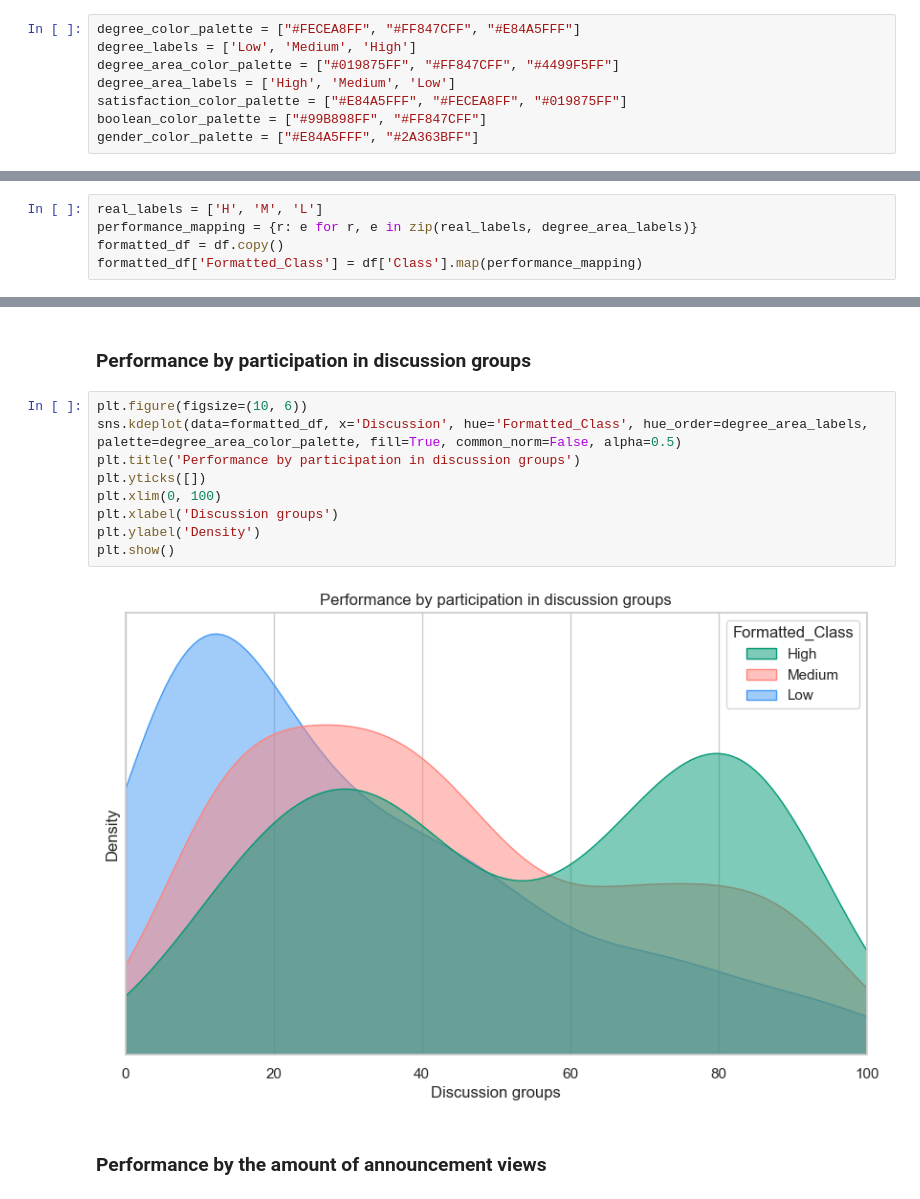
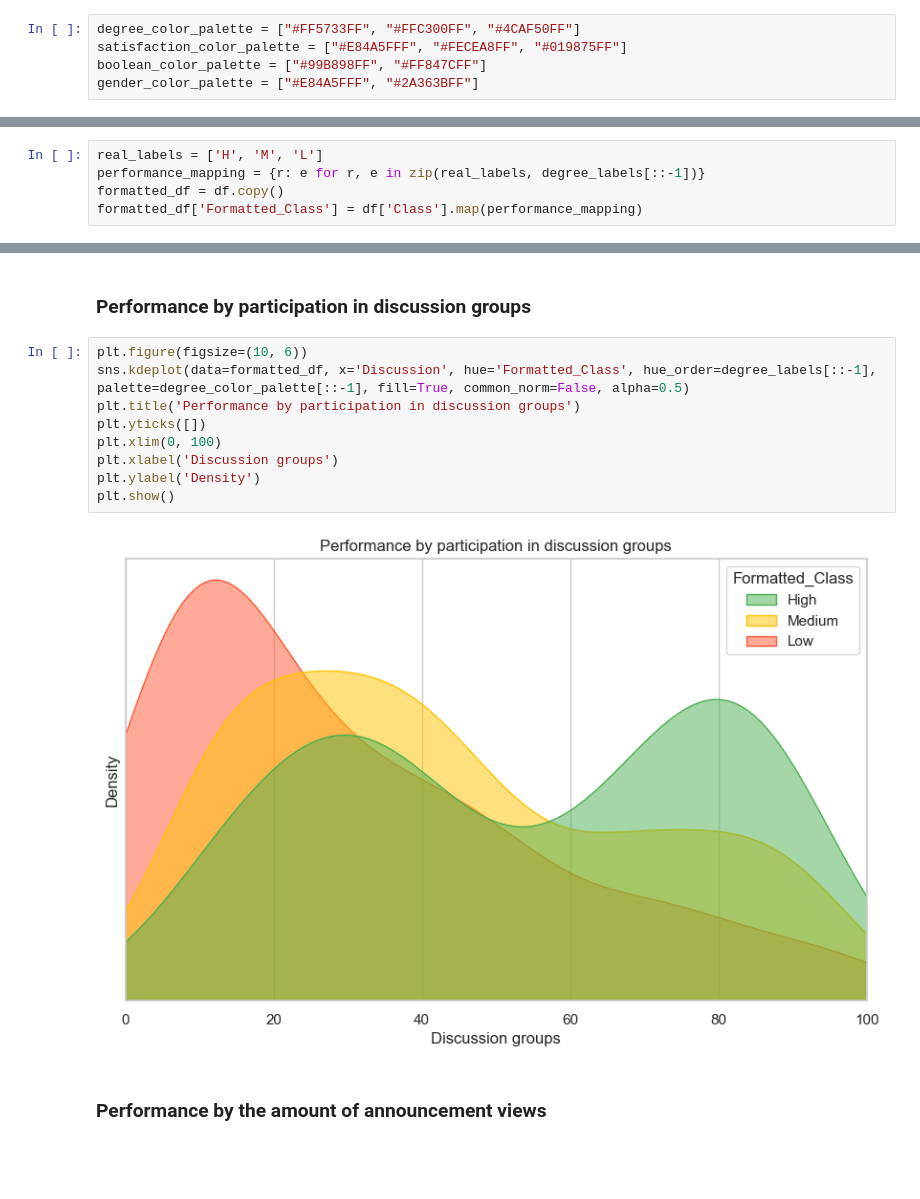
Before and after one commit to vasia-korz/ml_case_study, a Jupyter notebook: attribute_analysis.ipynb, the cells around one changed output, grey strips where cells are left out. Saved outputs shown, nothing was run; the diff lists cells and outputs as text; blank space fills up the shorter version.

Commit message:
setting the same degree color

```diff
--- a/attribute_analysis.ipynb
+++ b/attribute_analysis.ipynb
@@ -15,10 +14,7 @@ https://github.com/EmilHvitfeldt/r-color-palettes/blob/main/discrete/awtools/a_p
 * Yes, No -> "#99B898FF", "#FF847CFF"
 * Female, Male -> "#E84A5FFF", "#2A363BFF"
 # %%
-degree_color_palette = ["#FECEA8FF", "#FF847CFF", "#E84A5FFF"]
-degree_labels = ['Low', 'Medium', 'High']
-degree_area_color_palette = ["#019875FF", "#FF847CFF", "#4499F5FF"]
-degree_area_labels = ['High', 'Medium', 'Low']
+degree_color_palette = ["#FF5733FF", "#FFC300FF", "#4CAF50FF"]
 satisfaction_color_palette = ["#E84A5FFF", "#FECEA8FF", "#019875FF"]
 boolean_color_palette = ["#99B898FF", "#FF847CFF"]
 gender_color_palette = ["#E84A5FFF", "#2A363BFF"]
@@ -278,7 +276,7 @@ plt.show()
 ## Behavioral analysis
 # %%
 real_labels = ['H', 'M', 'L']
-performance_mapping = {r: e for r, e in zip(real_labels, degree_area_labels)}
+performance_mapping = {r: e for r, e in zip(real_labels, degree_labels[::-1])}
 formatted_df = df.copy()
 formatted_df['Formatted_Class'] = df['Class'].map(performance_mapping)
 # %%
@@ -290,15 +288,15 @@ sns.pairplot(data=formatted_df, hue='Formatted_Class', hue_order=degree_area_lab
 ### Performance by participation in discussion groups
 # %%
 plt.figure(figsize=(10, 6))
-sns.kdeplot(data=formatted_df, x='Discussion', hue='Formatted_Class', hue_order=degree_area_labels, palette=degree_area_color_palette, fill=True, common_norm=False, alpha=0.5)
+sns.kdeplot(data=formatted_df, x='Discussion', hue='Formatted_Class', hue_order=degree_labels[::-1], palette=degree_color_palette[::-1], fill=True, common_norm=False, alpha=0.5)
 plt.title('Performance by participation in discussion groups')
 plt.yticks([])
 plt.xlim(0, 100)
 plt.xlabel('Discussion groups')
 plt.ylabel('Density')
 plt.show()
 # %% [output]
-[figure, old version]
+[figure, new version]
 # %% [markdown]
 ### Performance by the amount of announcement views
 # %%
```
Also changed, not shown: parts of 13 cells of this notebook.
